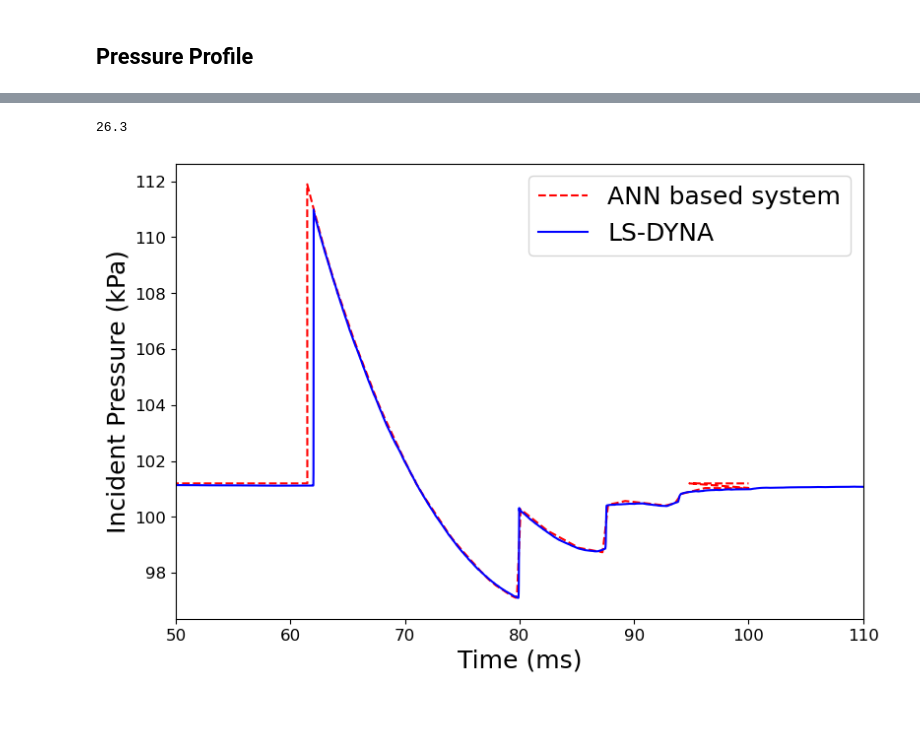
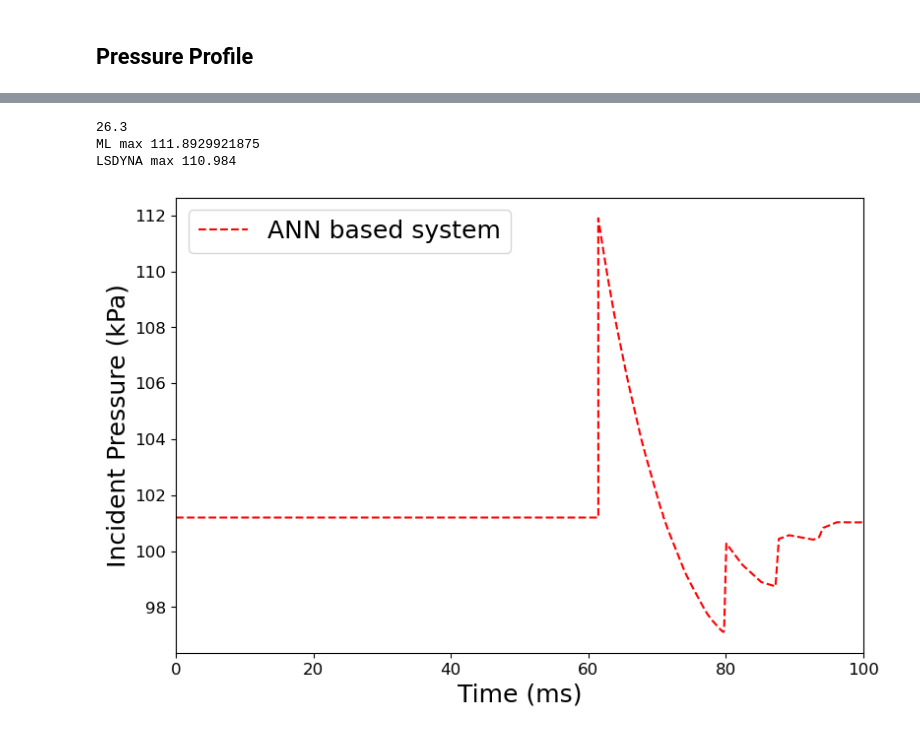
Before and after one commit to ChamodiWidanage/Pressure_history_2, a Jupyter notebook: Combined_Code_All_Sections_ANN.ipynb, the cells around one changed output, grey strips where cells are left out. Cells and saved outputs as stored; diff of their text form; code cells hidden in the pictures.

```diff
--- a/Combined_Code_All_Sections_ANN.ipynb
+++ b/Combined_Code_All_Sections_ANN.ipynb
@@ -173,24 +247,33 @@ X2 = lsdyna['Time']
 y2 = lsdyna['Pressure']
 X2=X2*1000
 y2=y2/1000
+
+X1 = ml_model[:,0]
+y1 = ml_model[:,1]
+X1 = X1*1000
+y1 = y1/1000
 print (standoff_distance)
+print ("ML max", max(y1))
+print ("LSDYNA max", max(y2))
 # %% [output]
 26.3
+ML max 111.8929921875
+LSDYNA max 110.984
 # %%
 X1 = ml_model[:,0]
 y1 = ml_model[:,1]
 X1 = X1*1000
 y1 = y1/1000
 
 plt.figure(figsize=(9,6))
 plt.plot(X1, y1, linestyle = 'dashed', color = 'red', label = 'ANN based system')
-plt.plot(X2, y2, color = 'blue',label = 'LS-DYNA')
+#plt.plot(X2, y2, color = 'blue',label = 'LS-DYNA')
 plt.ylabel('Incident Pressure (kPa)',fontsize = 18)
 plt.xlabel('Time (ms)',fontsize = 18)
 plt.xticks(fontsize = 12)
 plt.yticks(fontsize = 12)
 plt.legend(fontsize = 18)
-plt.xlim (50,110)
+plt.xlim (0,100)
 plt.show()
 # %% [output]
-[figure, old version]
+[figure, new version]
```
Also changed, not shown: parts of 2 cells of this notebook, 4 other files.
